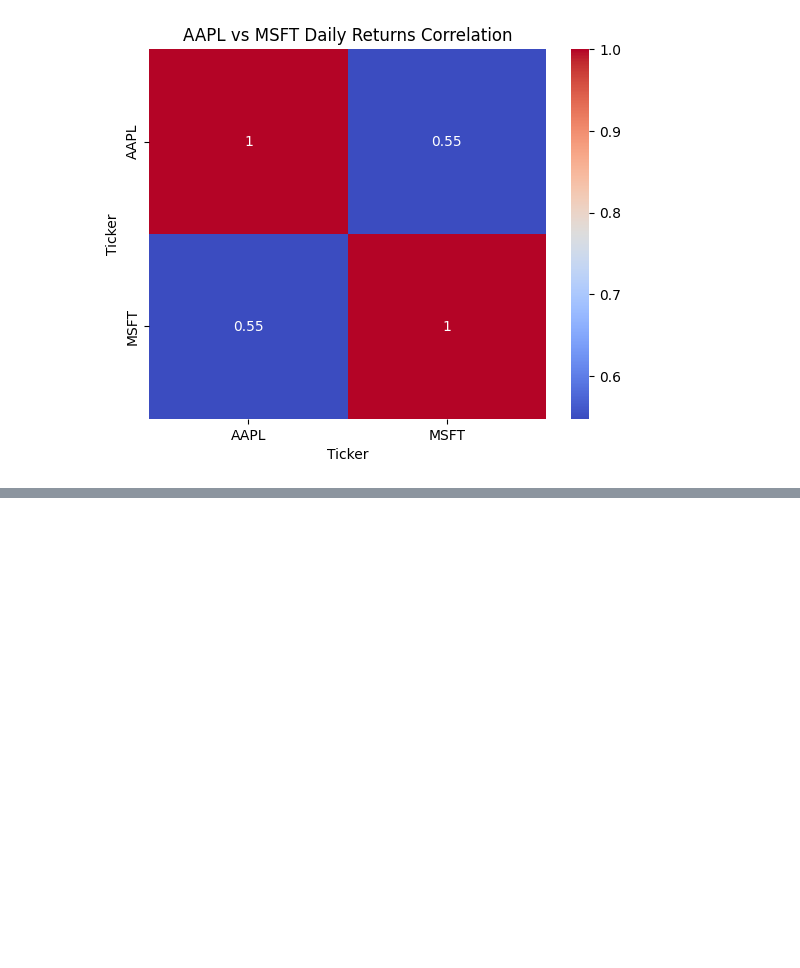
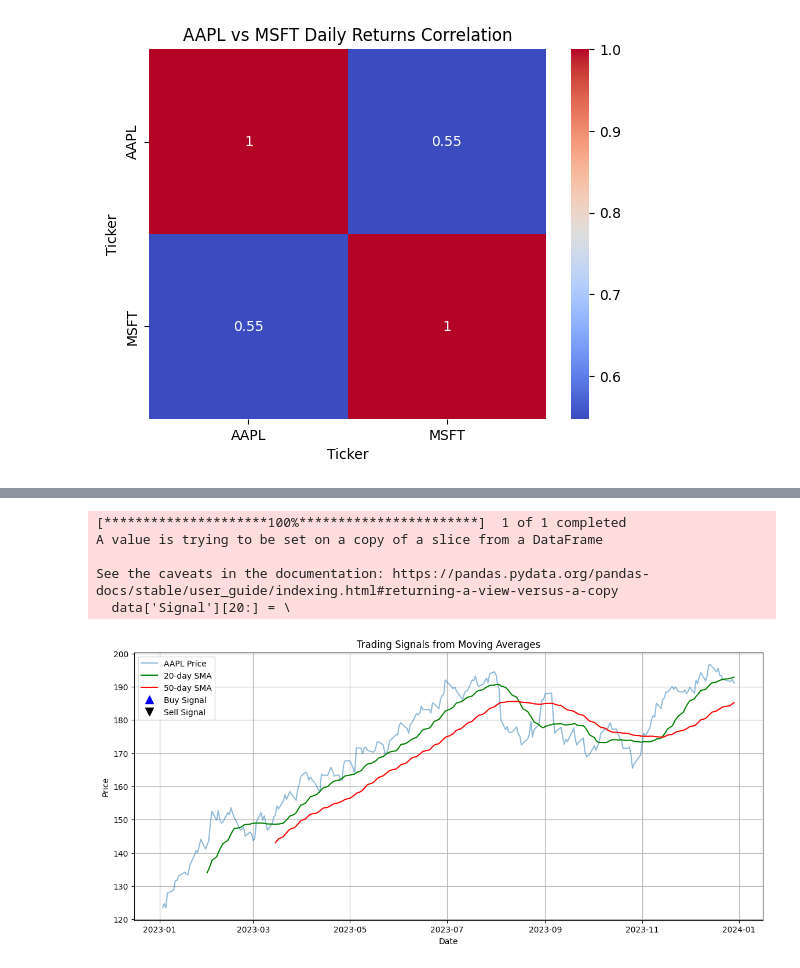
Before and after one commit to Ebt0827/financial-markets-analysis, a Jupyter notebook: stock_analysis.ipynb, the cells around one changed output, grey strips where cells are left out. Saved outputs shown, nothing was run; the diff lists cells and outputs as text; code cells hidden in the pictures; blank space fills up the shorter version.

```diff
--- a/stock_analysis.ipynb
+++ b/stock_analysis.ipynb
@@ -227,0 +321,48 @@ plt.show()
+# %%
+import yfinance as yf
+import pandas as pd
+import matplotlib.pyplot as plt
+
+# Get data
+data = yf.download('AAPL', start='2023-01-01', end='2024-01-01')
+
+# Calculate moving averages
+data['SMA_20'] = data['Close'].rolling(window=20).mean()
+data['SMA_50'] = data['Close'].rolling(window=50).mean()
+
+# Create buy/sell signals
+data['Signal'] = 0
+data['Signal'][20:] = \
+    np.where(data['SMA_20'][20:] > data['SMA_50'][20:], 1, 0)
+
+data['Position'] = data['Signal'].diff()
+
+# Plot
+plt.figure(figsize=(14, 6))
+plt.plot(data['Close'], label='AAPL Price', alpha=0.5)
+plt.plot(data['SMA_20'], label='20-day SMA', color='green')
+plt.plot(data['SMA_50'], label='50-day SMA', color='red')
+
+# Plot buy signals
+plt.plot(data[data['Position'] == 1].index,
+         data['SMA_20'][data['Position'] == 1],
+         '^', markersize=10, color='blue', label='Buy Signal')
+
+# Plot sell signals
+plt.plot(data[data['Position'] == -1].index,
+         data['SMA_20'][data['Position'] == -1],
+         'v', markersize=10, color='black', label='Sell Signal')
+
+plt.title('Trading Signals from Moving Averages')
+plt.xlabel('Date')
+plt.ylabel('Price')
+plt.legend()
+plt.grid()
+plt.show()
+# %% [output]
+[*********************100%***********************]  1 of 1 completed
+A value is trying to be set on a copy of a slice from a DataFrame
+
+See the caveats in the documentation: https://pandas.pydata.org/pandas-docs/stable/user_guide/indexing.html#returning-a-view-versus-a-copy
+  data['Signal'][20:] = \
+[figure, added]
```
Also changed, not shown: parts of 14 cells of this notebook, 9 other files.
